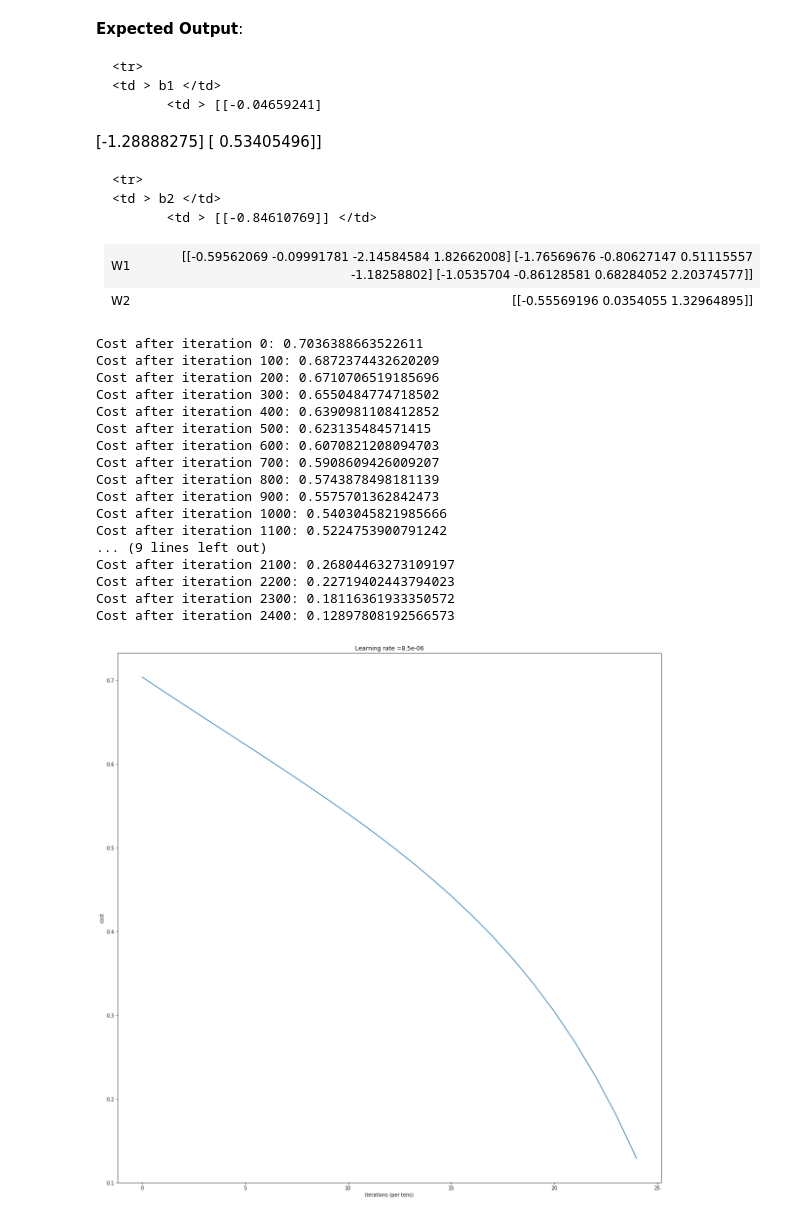
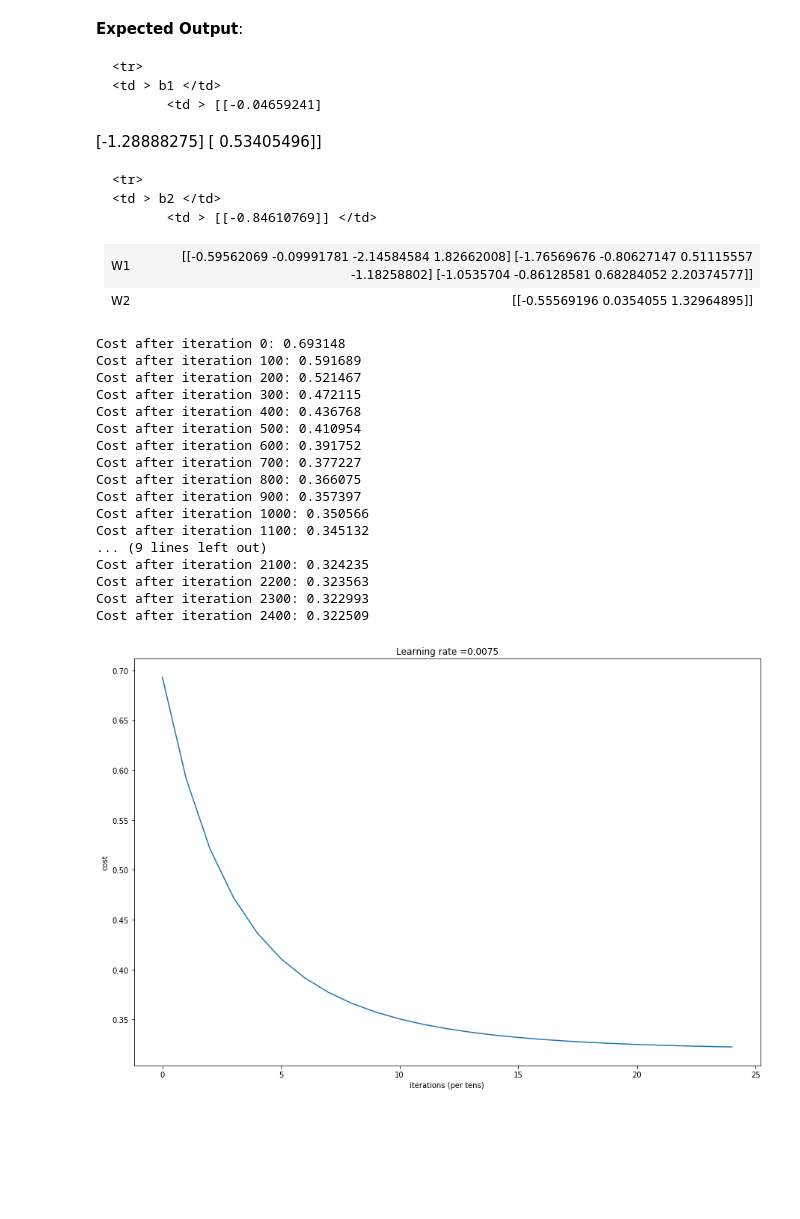
Before and after one commit to duodecimo/duodecimoMachineLearning, a Jupyter notebook: duodecimoMachineLearningCodes/python/deepLearning/duoDeepLearningL_LayerNN.ipynb, the cells around one changed output. Drawn from its saved outputs; the diff is of its cells as text; code cells hidden in the pictures; blank space fills up the shorter version.

```diff
--- a/duodecimoMachineLearningCodes/python/deepLearning/duoDeepLearningL_LayerNN.ipynb
+++ b/duodecimoMachineLearningCodes/python/deepLearning/duoDeepLearningL_LayerNN.ipynb
@@ -82,13 +84,19 @@ plt.show()
 # %%
 #reduce examples and tests
 train_x = origtrain_x[0:,0:2000]
-train_y = origtrain_y[0:,0:2000]
+labels_train_y = origtrain_y[0:,0:2000]
 test_x = origtest_x[0:,0:100]
-test_y = origtest_y[0:,0:100]
+labels_test_y = origtest_y[0:,0:100]
 
 # Standardize data to have feature values between 0 and 1
 train_x = train_x/255
 test_x = test_x/255
+
+# As we are willing to identify cats (label = 3), we must have train_y and test_y
+# as boolean vectors, where class cat = True, other classes = False
+
+train_y = labels_train_y==3
+test_y = labels_test_y==3
 
 # Explore your dataset
 m_train = train_x.shape[1]
@@ -96,9 +104,9 @@ num_px = train_x.shape[0]
 m_test = test_x.shape[1]
 
 print("Number of training examples: " + str(m_train))
-print("Number of cats in training : " + str(train_x[:,train_y[0,:]==3].shape[1]))
+print("Number of cats in training : " + str(train_x[:,labels_train_y[0,:]==3].shape[1]))
 print("Number of testing examples: " + str(m_test))
-print("Number of cats in testing : " + str(test_x[:,test_y[0,:]==3].shape[1]))
+print("Number of cats in testing : " + str(test_x[:,labels_test_y[0,:]==3].shape[1]))
 print("train_x shape: " + str(train_x.shape))
 print("train_y shape: " + str(train_y.shape))
 print("test_x shape: " + str(test_x.shape))# build and test a 2 layer neural network
@@ -1003,3 +1011,7 @@ b2 = [[-0.84610769]]
            <td > [[-0.84610769]] </td>
   </tr>
 </table>
+# %%
+### CONSTANTS ###
+layers_dims = [3072, 20, 7, 5, 1]
+# 5-layer model
@@ -1006,3 +1071,25 @@ b2 = [[-0.84610769]]
+# %%
+# train the model
+parameters = L_layer_model(train_x, train_y, layers_dims, num_iterations = 2500, print_cost = True)
+# %% [output]
+Cost after iteration 0: 0.693148
+Cost after iteration 100: 0.591689
+Cost after iteration 200: 0.521467
+Cost after iteration 300: 0.472115
+Cost after iteration 400: 0.436768
+Cost after iteration 500: 0.410954
+Cost after iteration 600: 0.391752
+Cost after iteration 700: 0.377227
+Cost after iteration 800: 0.366075
+Cost after iteration 900: 0.357397
+Cost after iteration 1000: 0.350566
+Cost after iteration 1100: 0.345132
+... (9 lines left out)
+Cost after iteration 2100: 0.324235
+Cost after iteration 2200: 0.323563
+Cost after iteration 2300: 0.322993
+Cost after iteration 2400: 0.322509
+[figure, added]
 # %%
 def predict(X, y, parameters):
     """
@@ -1129,32 +1127,3 @@ def two_layer_model(X, Y, layers_dims, learning_rate = 0.0000085, num_iterations
-# %%
-### CONSTANTS DEFINING THE MODEL ####
-n_x = 3072
-# num_px * num_px * 3
-n_h = 7
-n_y = 1
-layers_dims = (n_x, n_h, n_y)
-
-#parameters = two_layer_model(train_x, train_y, layers_dims = (n_x, n_h, n_y), num_iterations = 2500, print_cost=True)
-parameters = two_layer_model(train_x, train_y, layers_dims, num_iterations = 2500, print_cost=True)
-# %% [output]
-Cost after iteration 0: 0.7036388663522611
-Cost after iteration 100: 0.6872374432620209
-Cost after iteration 200: 0.6710706519185696
-Cost after iteration 300: 0.6550484774718502
-Cost after iteration 400: 0.6390981108412852
-Cost after iteration 500: 0.623135484571415
-Cost after iteration 600: 0.6070821208094703
-Cost after iteration 700: 0.5908609426009207
-Cost after iteration 800: 0.5743878498181139
-Cost after iteration 900: 0.5575701362842473
-Cost after iteration 1000: 0.5403045821985666
-Cost after iteration 1100: 0.5224753900791242
-... (9 lines left out)
-Cost after iteration 2100: 0.26804463273109197
-Cost after iteration 2200: 0.22719402443794023
-Cost after iteration 2300: 0.18116361933350572
-Cost after iteration 2400: 0.12897808192566573
-[figure, removed]
 # %%
 pred_train = predict(train_x, train_y, parameters)
 # %% [output]
```
Also changed, not shown: parts of 8 cells of this notebook.
